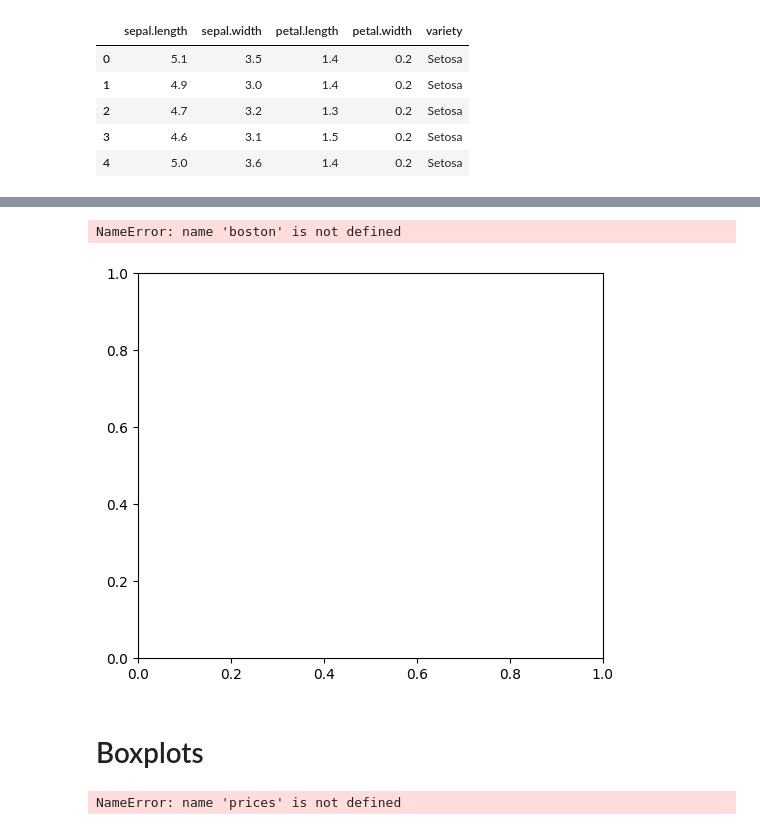
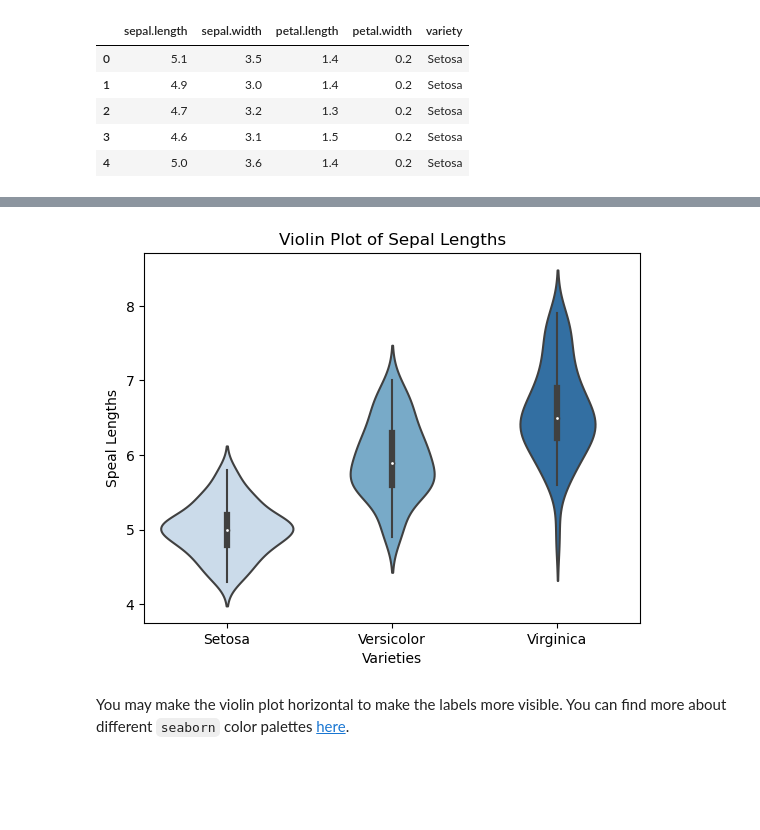
Before and after one commit to musabbirsammak/machine-learning-with-python, a Jupyter notebook: lecture-2-matplotlib.ipynb, the cells around one changed output, grey strips where cells are left out. Drawn from its saved outputs; the diff is of its cells as text; code cells hidden in the pictures; blank space fills up the shorter version.

Commit message:
Adds more charts in seaborn

```diff
--- a/lecture-2-matplotlib.ipynb
+++ b/lecture-2-matplotlib.ipynb
@@ -572,20 +531,10 @@ NameError: name 'prices' is not defined
-# %%
-fig, ax = plt.subplots(figsize=(6, 5), dpi=100)
-
-ax.hist(boston.data[:,4], bins=10, density=False, edgecolor='black')
-
-plt.xlabel('House Price in 1000 Dollars')
-plt.ylabel('Density')
-plt.title('Boston House Price', loc='left')
-
-plt.show()
-# %% [output]
-NameError: name 'boston' is not defined
-[figure, removed]
-# %% [markdown]
-# Boxplots
-# %%
-plt.boxplot(prices, notch=True, vert=False, showmeans=True)
-plt.show()
-# %% [output]
-NameError: name 'prices' is not defined
+# %%
+sns.violinplot(x=iris["variety"], y=iris["sepal.length"], palette='Blues')
+plt.xlabel("Varieties")
+plt.ylabel('Speal Lengths')
+plt.title('Violin Plot of Sepal Lengths')
+plt.show()
+# %% [output]
+[figure, added]
+# %% [markdown]
+You may make the violin plot horizontal to make the labels more visible. You can find more about different `seaborn` color palettes [here](https://seaborn.pydata.org/tutorial/color_palettes.html).
```
Also changed, not shown: parts of 40 cells of this notebook.
